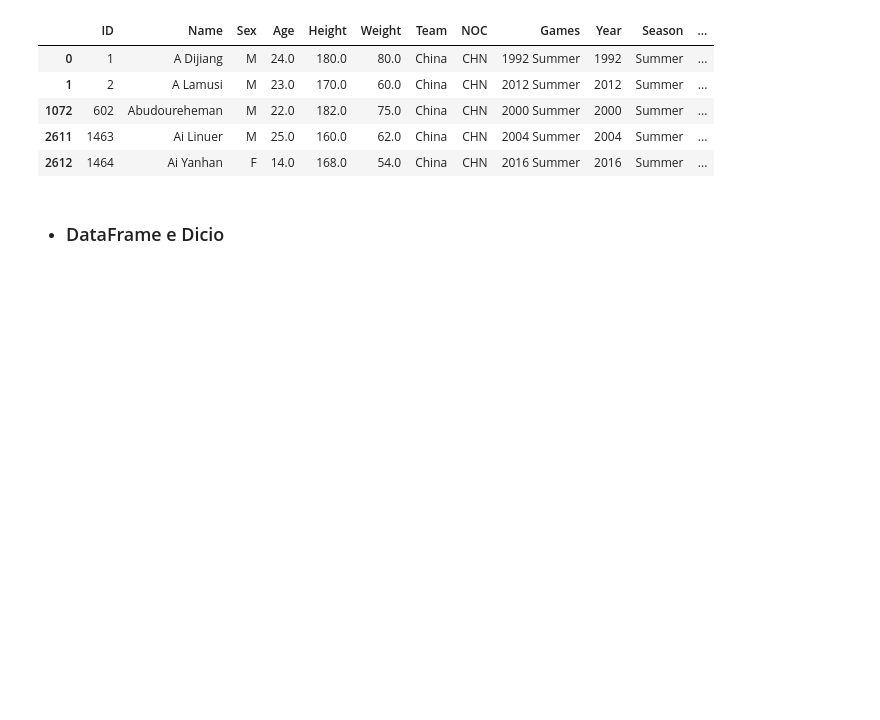
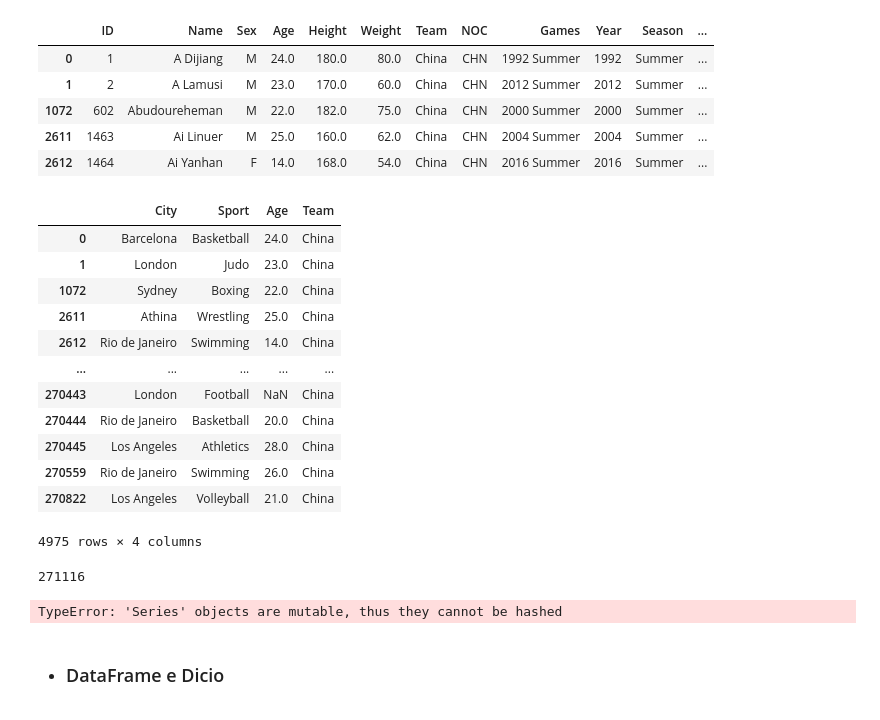
Before and after one commit to calgns/pandas-basico, a Jupyter notebook: pd.ipynb, the cells around one changed output. Cells and saved outputs as stored; diff of their text form; code cells hidden in the pictures; blank space fills up the shorter version.

Commit message:
pegando colunas

```diff
--- a/pd.ipynb
+++ b/pd.ipynb
@@ -130,6 +131,31 @@ df.loc[Chineses].head() # pronto agora você pode focar
 | 1072 | 602 | Abudoureheman | M | 22.0 | 182.0 | 75.0 | China | CHN | 2000 Summer | 2000 | Summer | ... |
 | 2611 | 1463 | Ai Linuer | M | 25.0 | 160.0 | 62.0 | China | CHN | 2004 Summer | 2004 | Summer | ... |
 | 2612 | 1464 | Ai Yanhan | F | 14.0 | 168.0 | 54.0 | China | CHN | 2016 Summer | 2016 | Summer | ... |
+# %%
+# e pra ser mais especifico você pode pegar as colunas tambem
+df.loc[Chineses,['City','Sport','Age','Team']] #agora voce pode ver
+# %% [output]
+|  | City | Sport | Age | Team |
+| 0 | Barcelona | Basketball | 24.0 | China |
+| 1 | London | Judo | 23.0 | China |
+| 1072 | Sydney | Boxing | 22.0 | China |
+| 2611 | Athina | Wrestling | 25.0 | China |
+| 2612 | Rio de Janeiro | Swimming | 14.0 | China |
+| ... | ... | ... | ... | ... |
+| 270443 | London | Football | NaN | China |
+| 270444 | Rio de Janeiro | Basketball | 20.0 | China |
+| 270445 | Los Angeles | Athletics | 28.0 | China |
+| 270559 | Rio de Janeiro | Swimming | 26.0 | China |
+| 270822 | Los Angeles | Volleyball | 21.0 | China |
+4975 rows × 4 columns
+# %%
+Chineses.count()
+# %% [output]
+271116
+# %%
+df.count(C)
+# %% [output]
+TypeError: 'Series' objects are mutable, thus they cannot be hashed
 # %% [markdown]
 - ###  DataFrame e Dicio
 # %%
```
Also changed, not shown: parts of 1 cell of this notebook.
